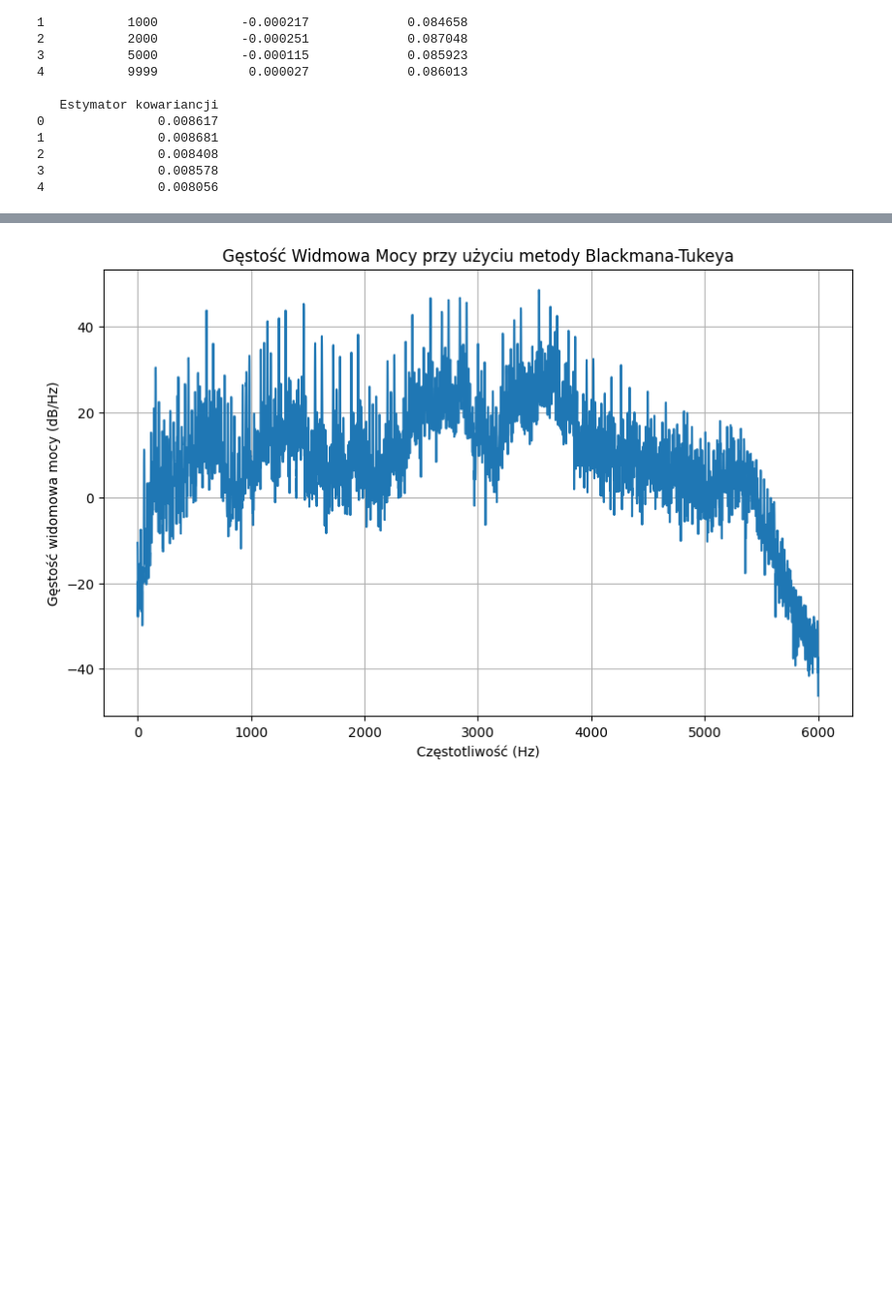
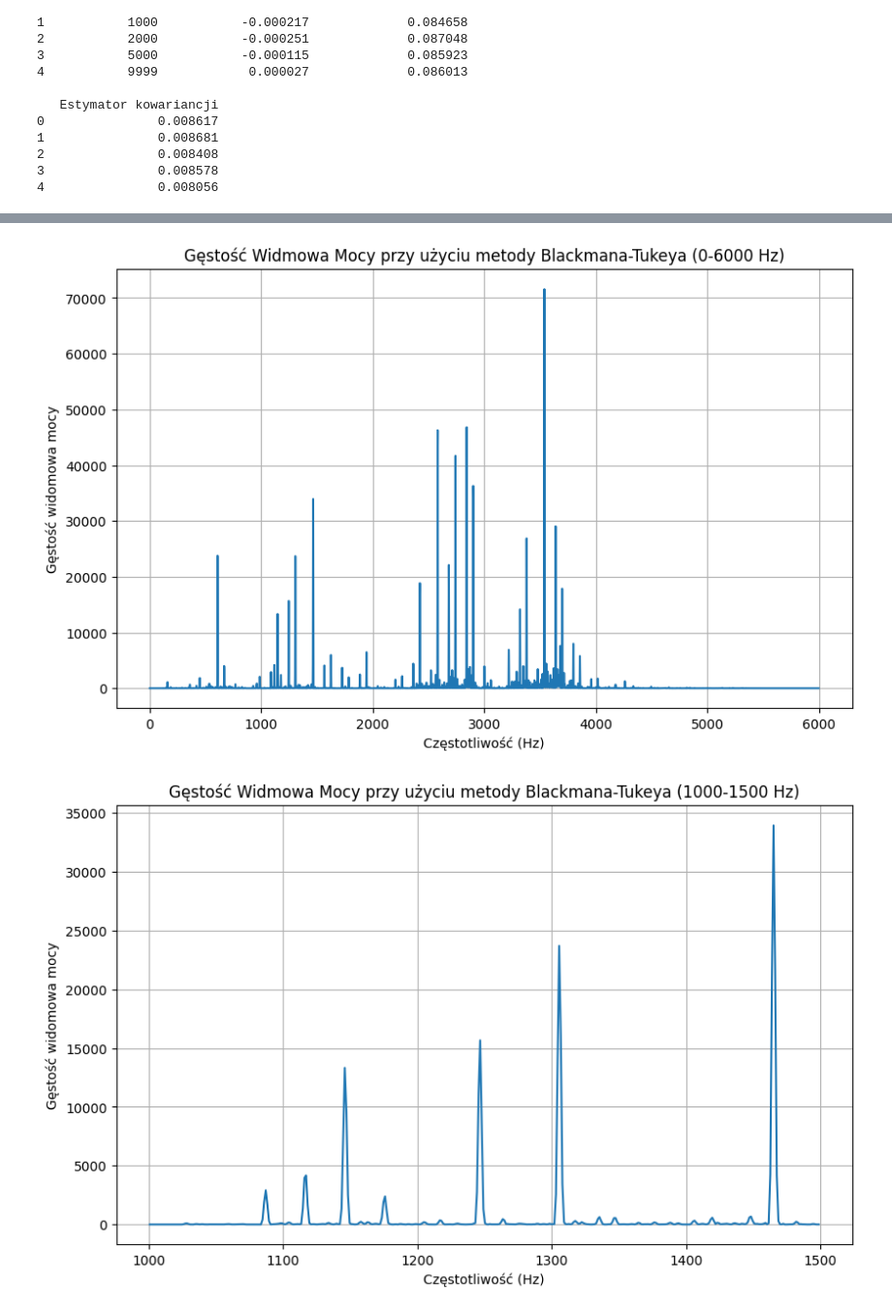
Before and after one commit to NataliaCichonska/PUT-IT, a Jupyter notebook: stochastyczne.ipynb, the cells around one changed output, grey strips where cells are left out. Shown at 97% size. Saved outputs shown, nothing was run; the diff lists cells and outputs as text; code cells hidden in the pictures; blank space fills up the shorter version.

```diff
--- a/stochastyczne.ipynb
+++ b/stochastyczne.ipynb
@@ -592,32 +589,43 @@ mean: 2.818874263341789e-05
 # %%
 # Generate time axis (optional, for reference)
 t = np.linspace(0, CZAS_TRWANIA, ILOSC_PROBEK, endpoint=False)
 
 # Compute the autocorrelation of the signal
 def autocorrelation(signal):
     result = np.correlate(signal, signal, mode='full')
     return result[result.size // 2:]
 
 autocorr = autocorrelation(numbers)
 
 # Apply a window function (Blackman window)
 window = np.blackman(len(autocorr))
 windowed_autocorr = autocorr * window
 
 # Perform FFT to get the Power Spectral Density (PSD)
 psd = np.fft.fft(windowed_autocorr, n=ILOSC_PROBEK)
 psd = np.abs(psd)[:ILOSC_PROBEK // 2]
 
 # Frequency axis
 frequencies = np.fft.fftfreq(ILOSC_PROBEK, d=1/CZESTOTLIWOSC_PROBKOWANIA)[:ILOSC_PROBEK // 2]
 
-# Plot the result
-plt.figure(figsize=(10, 6))
-plt.plot(frequencies, 10 * np.log10(psd))
-plt.title('Gęstość Widmowa Mocy przy użyciu metody Blackmana-Tukeya')
-plt.xlabel('Częstotliwość (Hz)')
-plt.ylabel('Gęstość widomowa mocy (dB/Hz)')
-plt.grid()
-plt.show()
+# Function to plot PSD for given frequency range
+def plot_psd(frequencies, psd, f_min, f_max):
+    mask = (frequencies >= f_min) & (frequencies <= f_max)
+    plt.figure(figsize=(10, 6))
+    plt.plot(frequencies[mask], psd[mask])
+    plt.title(f'Gęstość Widmowa Mocy przy użyciu metody Blackmana-Tukeya ({f_min}-{f_max} Hz)')
+    plt.xlabel('Częstotliwość (Hz)')
+    plt.ylabel('Gęstość widomowa mocy')
+    plt.grid()
+    plt.show()
+
+plot_psd(frequencies, psd, 0, 6000)
+plot_psd(frequencies, psd, 1000, 1500)
+plot_psd(frequencies, psd, 1500, 2000)
+plot_psd(frequencies, psd, 2000, 2500)
+plot_psd(frequencies, psd, 2500, 3000)
+plot_psd(frequencies, psd, 3000, 3500)
+plot_psd(frequencies, psd, 3500, 4000)
 # %% [output]
-[figure, old version]
+[figure, new version]
+[figure, added]
```
Also changed, not shown: parts of 8 cells of this notebook.
